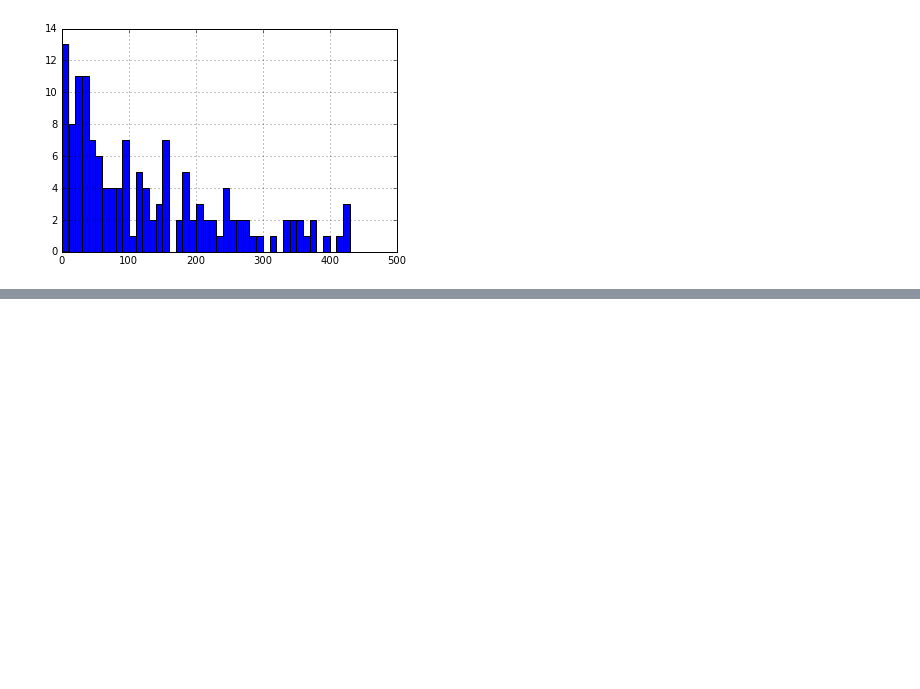
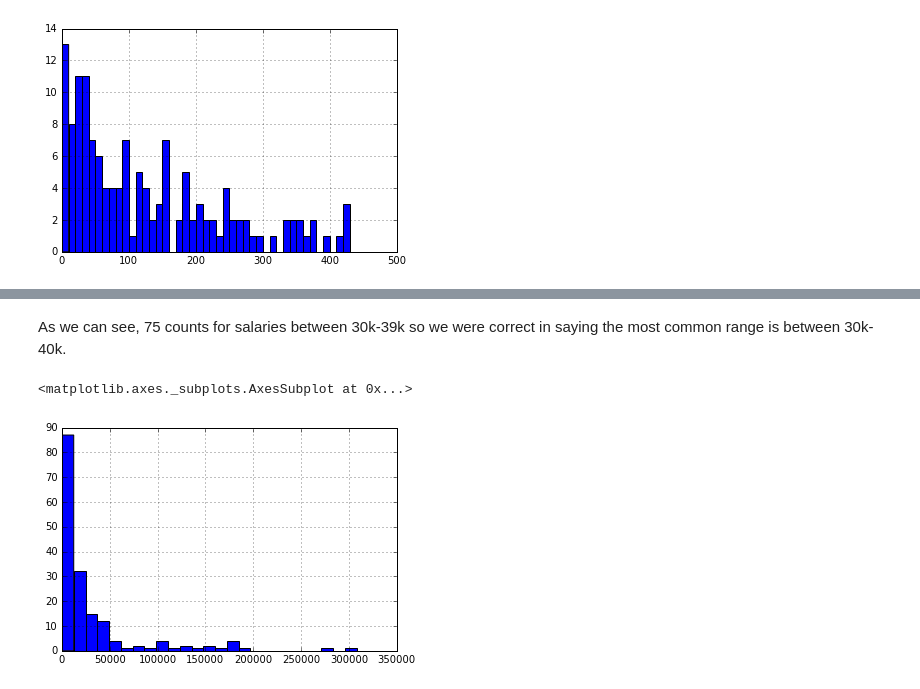
Before and after one commit to nkalpaxis/Visualizing_Earnings_Based_On_College_Majors, a Jupyter notebook: Visualizing_earnings_based_on_college_majors.ipynb, the cells around one changed output, grey strips where cells are left out. Drawn from its saved outputs; the diff is of its cells as text; code cells hidden in the pictures; blank space fills up the shorter version.

```diff
--- a/Visualizing_earnings_based_on_college_majors.ipynb
+++ b/Visualizing_earnings_based_on_college_majors.ipynb
@@ -197,0 +241,8 @@ recent_grads['Sample_size'].hist(bins=50, range=(0,500))
+# %% [markdown]
+As we can see, 75 counts for salaries between 30k-39k so we were correct in saying the most common range is between 30k-40k.
+# %%
+#Employed histogram, 25 bins
+recent_grads['Employed'].hist(bins=25)
+# %% [output]
+<matplotlib.axes._subplots.AxesSubplot at 0x...>
+[figure, added]
```
Also changed, not shown: parts of 21 cells of this notebook.
